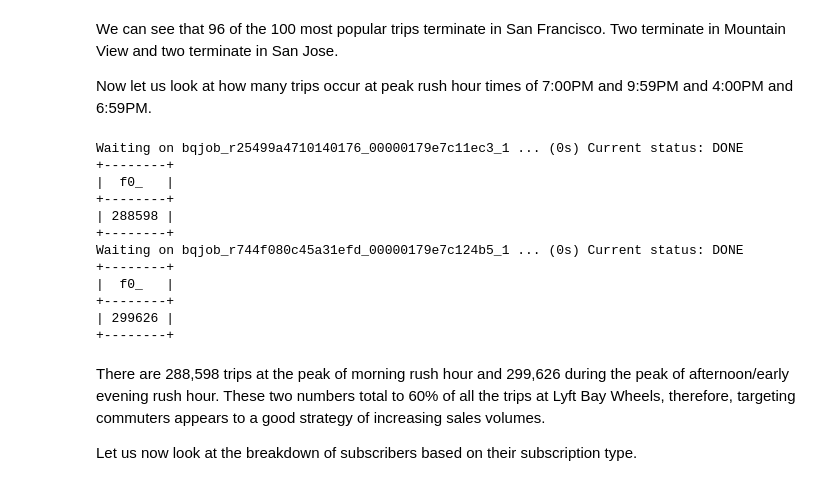
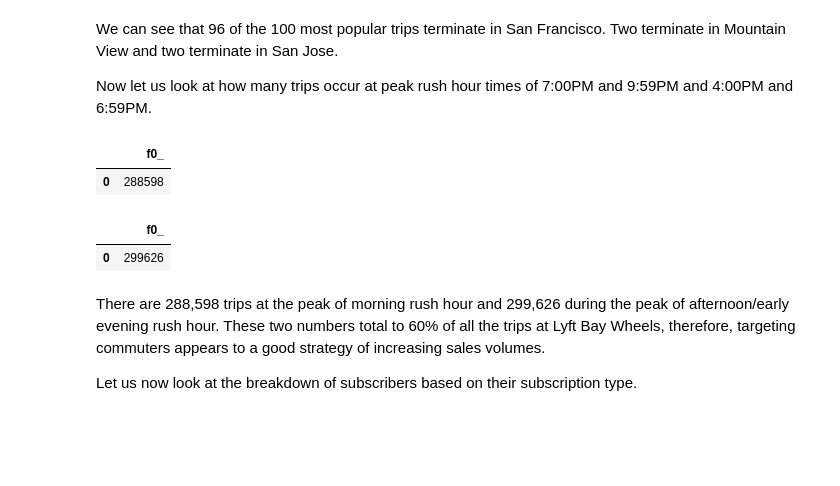
Before and after one commit to johclark29/project1, a Jupyter notebook: project1.ipynb, the cells around one changed output. Cells and saved outputs as stored; diff of their text form; code cells hidden in the pictures; blank space fills up the shorter version.

```diff
--- a/project1.ipynb
+++ b/project1.ipynb
@@ -124,22 +125,22 @@ Let's now consider the most popular trips.
 We can see that 96 of the 100 most popular trips terminate in San Francisco. Two terminate in Mountain View and two terminate in San Jose.
 
 Now let us look at how many trips occur at peak rush hour times of 7:00PM and 9:59PM and 4:00PM and 6:59PM.
+# %%
+%%bigquery
+
+SELECT count(*) from `bigquery-public-data.san_francisco.bikeshare_trips`
+where extract(hour from end_date AT TIME ZONE "UTC") between 7 AND 9
+# %% [output]
+|  | f0_ |
+| 0 | 288598 |
 # %%
-! bq query --use_legacy_sql=false 'SELECT count(*) from `bigquery-public-data.san_francisco.bikeshare_trips` where extract(hour from end_date AT TIME ZONE "UTC") between 7 AND 9'
-! bq query --use_legacy_sql=false 'SELECT count(*) from `bigquery-public-data.san_francisco.bikeshare_trips` where extract(hour from start_date AT TIME ZONE "UTC") between 16 AND 18'
+%%bigquery
+
+SELECT count(*) from `bigquery-public-data.san_francisco.bikeshare_trips`
+where extract(hour from start_date AT TIME ZONE "UTC") between 16 AND 18
 # %% [output]
-Waiting on bqjob_r25499a4710140176_00000179e7c11ec3_1 ... (0s) Current status: DONE
-+--------+
-|  f0_   |
-+--------+
-| 288598 |
-+--------+
-Waiting on bqjob_r744f080c45a31efd_00000179e7c124b5_1 ... (0s) Current status: DONE
-+--------+
-|  f0_   |
-+--------+
-| 299626 |
-+--------+
+|  | f0_ |
+| 0 | 299626 |
 # %% [markdown]
 There are 288,598 trips at the peak of morning rush hour and 299,626 during the peak of afternoon/early evening rush hour. These two numbers total to 60% of all the trips at Lyft Bay Wheels, therefore, targeting commuters appears to a good strategy of increasing sales volumes.
 
```
Also changed, not shown: parts of 24 cells of this notebook.
